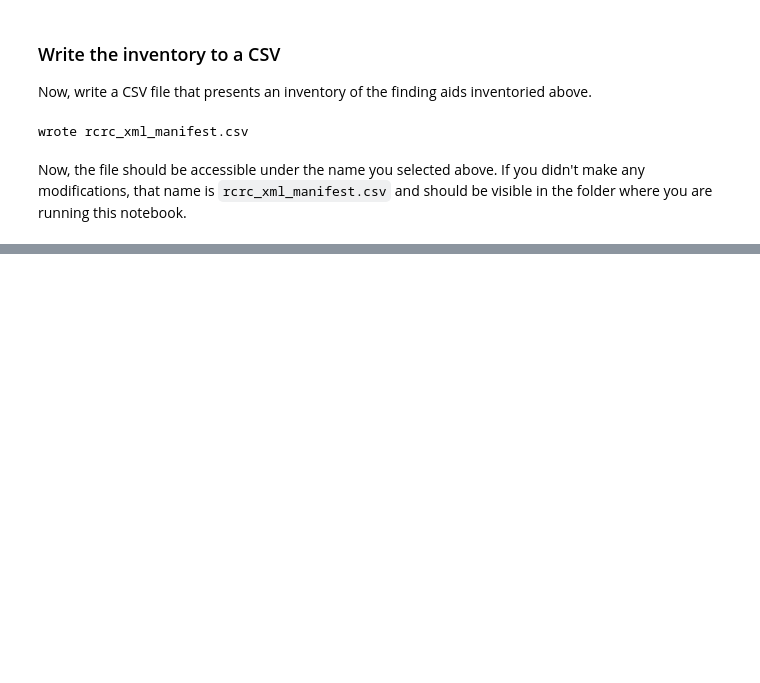
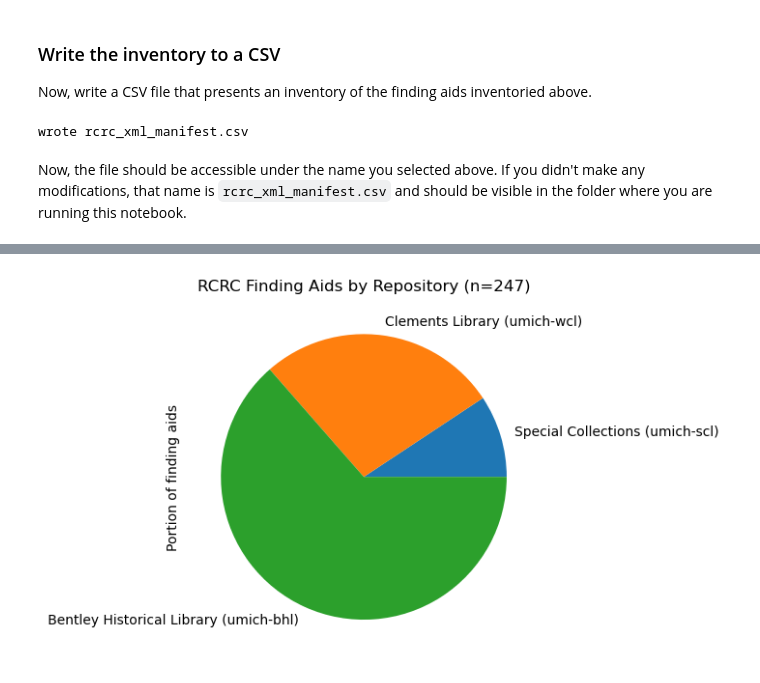
Before and after one commit to jiaqili0803/ReConnect-ReCollect_Automation, a Jupyter notebook: exploration-list-EADS.ipynb, the cells around one changed output, grey strips where cells are left out. Drawn from its saved outputs; the diff is of its cells as text; code cells hidden in the pictures; blank space fills up the shorter version.

Commit message:
revisions to EAD list creator notebook

```diff
--- a/exploration-list-EADS.ipynb
+++ b/exploration-list-EADS.ipynb
@@ -92,0 +108,2 @@ and should be visible in the folder where you are running this notebook.
+# %%
+df = pd.DataFrame.from_dict(ead_list)
@@ -92,0 +119,6 @@ and should be visible in the folder where you are running this notebook.
+# %%
+# group by repositories
+
+by_repositories = df.groupby('repository').count().iloc[:,:1].sort_values('index')
+
+by_repositories
@@ -92,0 +133,7 @@ and should be visible in the folder where you are running this notebook.
+# %%
+# generate pie using pandas plot
+plot = by_repositories.plot.pie(y='index', ylabel='Portion of finding aids',
+                                title='RCRC Finding Aids by Repository (n=247)',
+                                legend=False)
+# %% [output]
+[figure, added]
```
Also changed, not shown: parts of 8 cells of this notebook.
